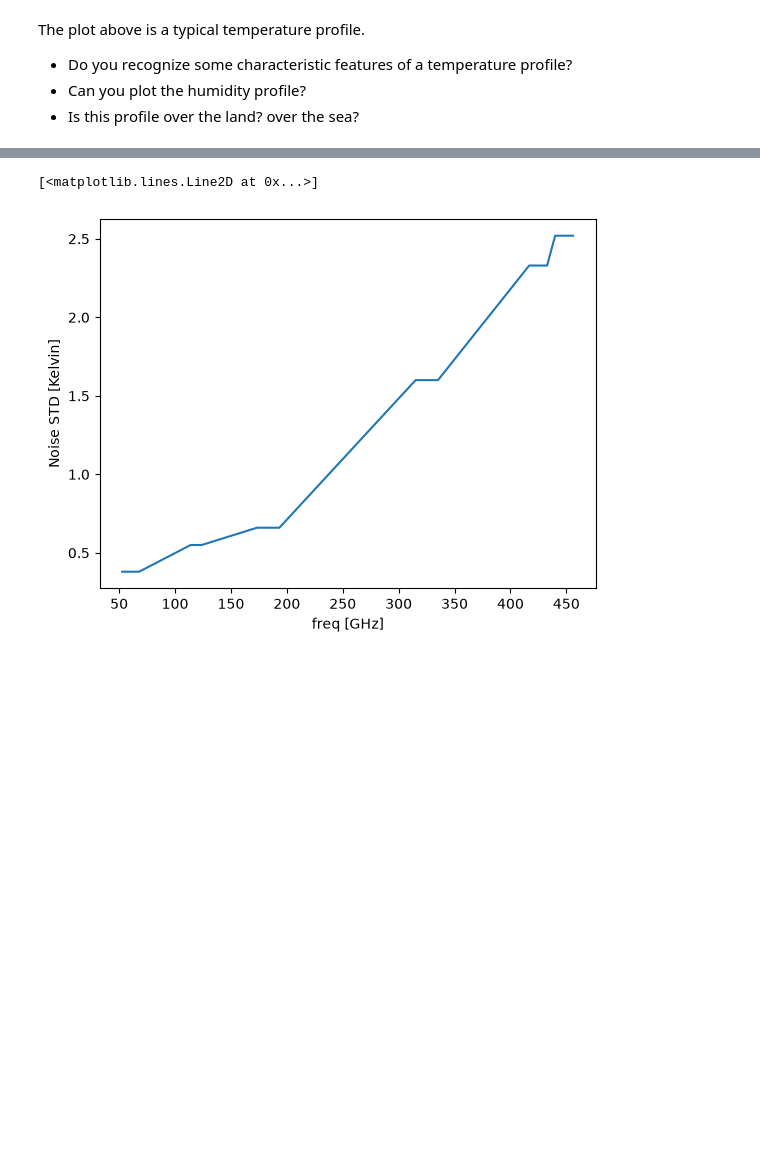
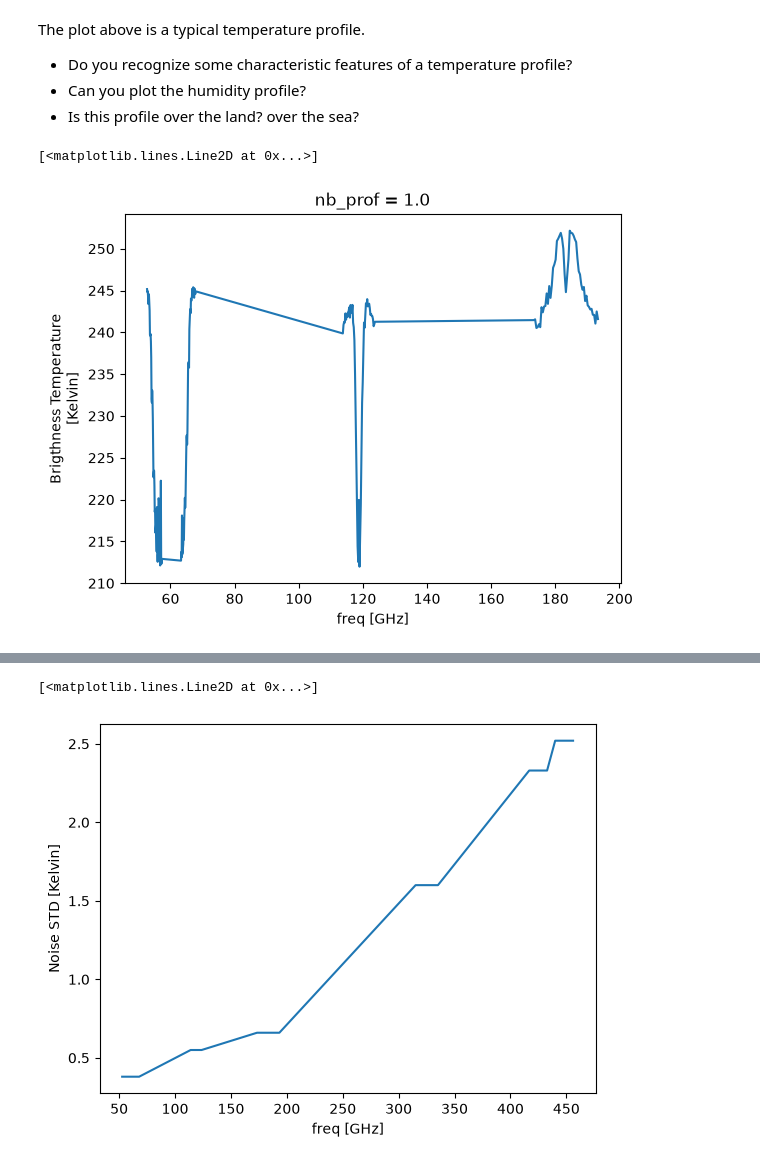
Before and after one commit to IagoArias/Project-Microwaves, a Jupyter notebook: notebooks/project_microwave.ipynb, the cells around one changed output, grey strips where cells are left out. Saved outputs shown, nothing was run; the diff lists cells and outputs as text; code cells hidden in the pictures; blank space fills up the shorter version.

```diff
--- a/notebooks/project_microwave.ipynb
+++ b/notebooks/project_microwave.ipynb
@@ -133,4 +129,9 @@ The plot above is a typical temperature profile.
 - Do you recognize some characteristic features of a temperature profile?
 - Can you plot the humidity profile?
 - Is this profile over the land? over the sea?
+# %%
+ds.BT[145:196,nb_prof].plot()
+# %% [output]
+[<matplotlib.lines.Line2D at 0x...>]
+[figure, added]
 # %%
```
Also changed, not shown: parts of 14 cells of this notebook, 4 other files.
